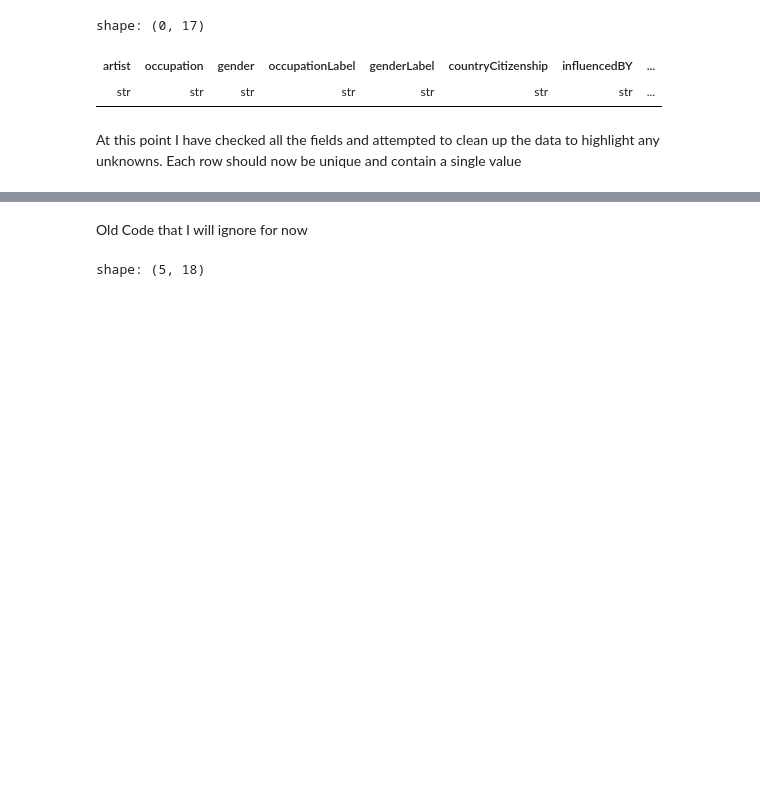
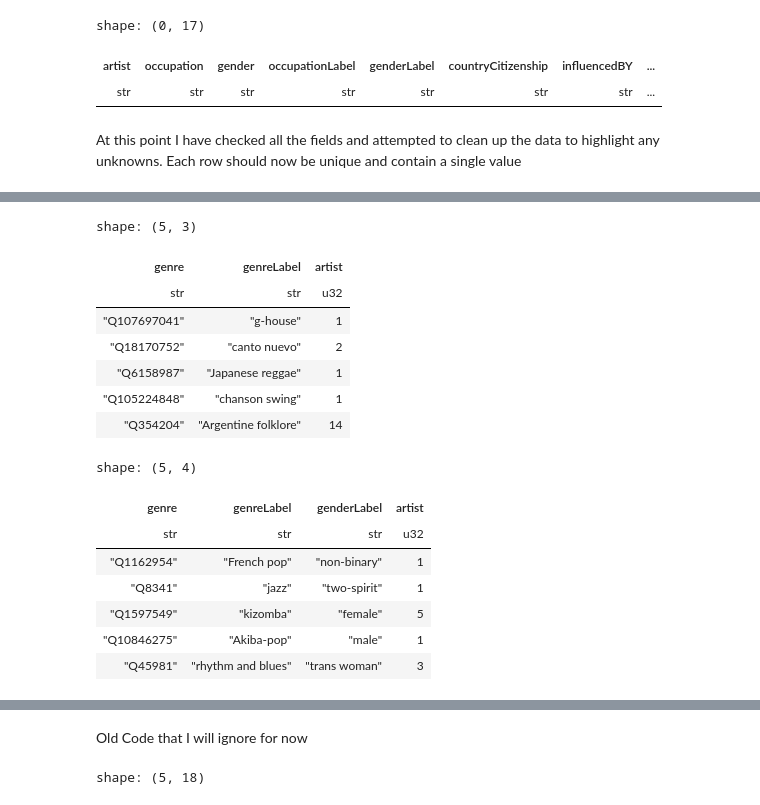
Before and after one commit to malik-files/MScDiss_IGASTNBK_, a Jupyter notebook: Main Code/cleaning_inspecting_labelling_Wikidata_artists.ipynb, the cells around one changed output, grey strips where cells are left out. Drawn from its saved outputs; the diff is of its cells as text; code cells hidden in the pictures; blank space fills up the shorter version.

```diff
--- a/Main Code/cleaning_inspecting_labelling_Wikidata_artists.ipynb
+++ b/Main Code/cleaning_inspecting_labelling_Wikidata_artists.ipynb
@@ -361,0 +381,31 @@ shape: (30, 2)
+# %%
+#Look at the genre and gender-genre split on wikidata
+genresDF = artistDF.select(
+    pl.col("artist"),
+    pl.col("genderLabel"),
+    pl.col("genre"),
+    pl.col("genreLabel"),
+).unique()
+genresDFGrouped = genresDF.group_by(["genre", "genreLabel"]).agg(pl.col("artist").count())
+genresDFGrouped.write_csv("./Visuals Data/artistsGroupedByGenres.csv", null_value="null/unknown")
+display(genresDFGrouped.sample(5))
+genreGenderSplit = genresDF.group_by(["genre", "genreLabel","genderLabel"]).agg(pl.col("artist").count())
+genreGenderSplit.write_csv("./Visuals Data/artistsGroupedByGenresAndGender.csv", null_value="null/unknown")
+display(genreGenderSplit.sample(5))
+# %% [output]
+shape: (5, 3)
+| genre | genreLabel | artist |
+| str | str | u32 |
+| "Q107697041" | "g-house" | 1 |
+| "Q18170752" | "canto nuevo" | 2 |
+| "Q6158987" | "Japanese reggae" | 1 |
+| "Q105224848" | "chanson swing" | 1 |
+| "Q354204" | "Argentine folklore" | 14 |
+shape: (5, 4)
+| genre | genreLabel | genderLabel | artist |
+| str | str | str | u32 |
+| "Q1162954" | "French pop" | "non-binary" | 1 |
+| "Q8341" | "jazz" | "two-spirit" | 1 |
+| "Q1597549" | "kizomba" | "female" | 5 |
+| "Q10846275" | "Akiba-pop" | "male" | 1 |
+| "Q45981" | "rhythm and blues" | "trans woman" | 3 |
```
Also changed, not shown: parts of 11 cells of this notebook, 13 other files.
